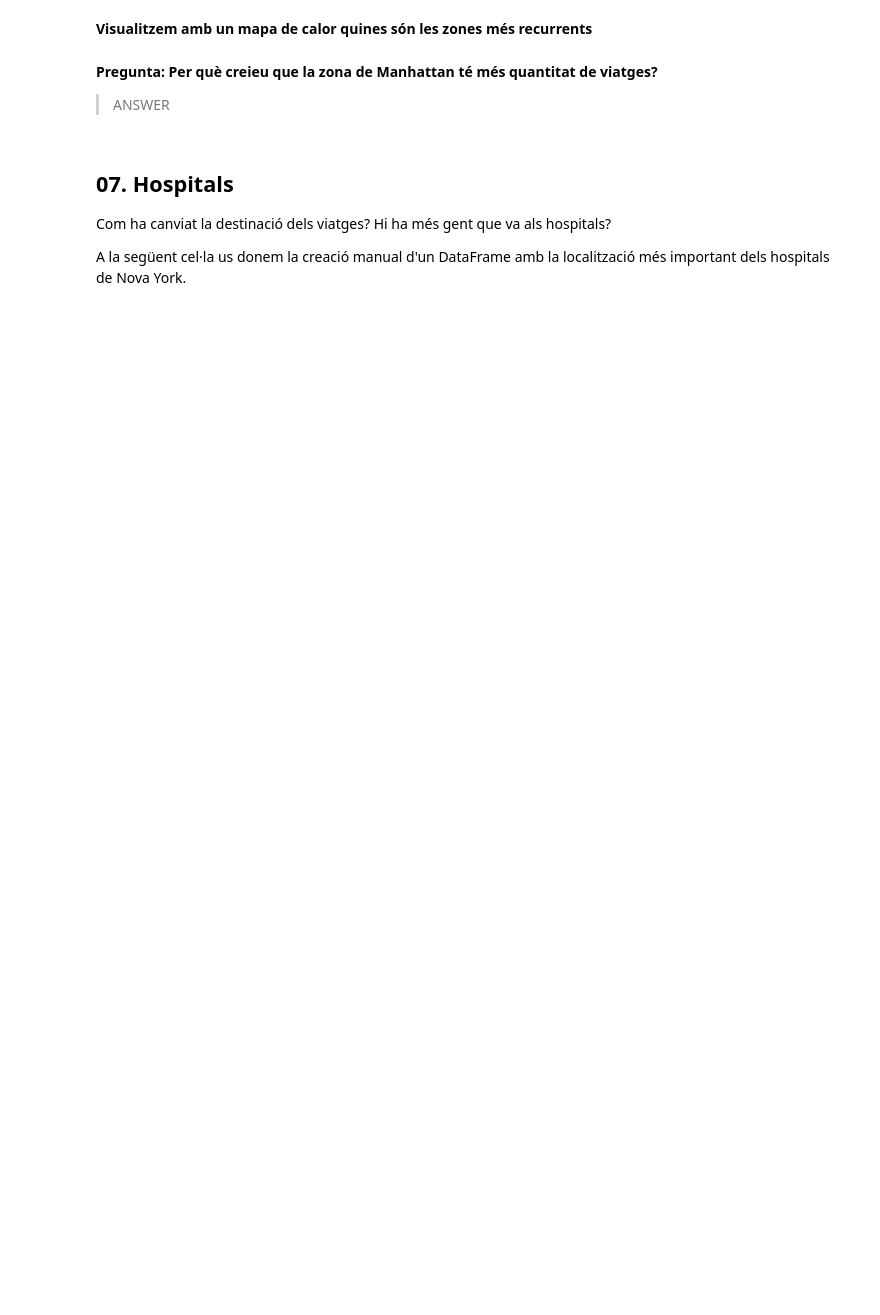
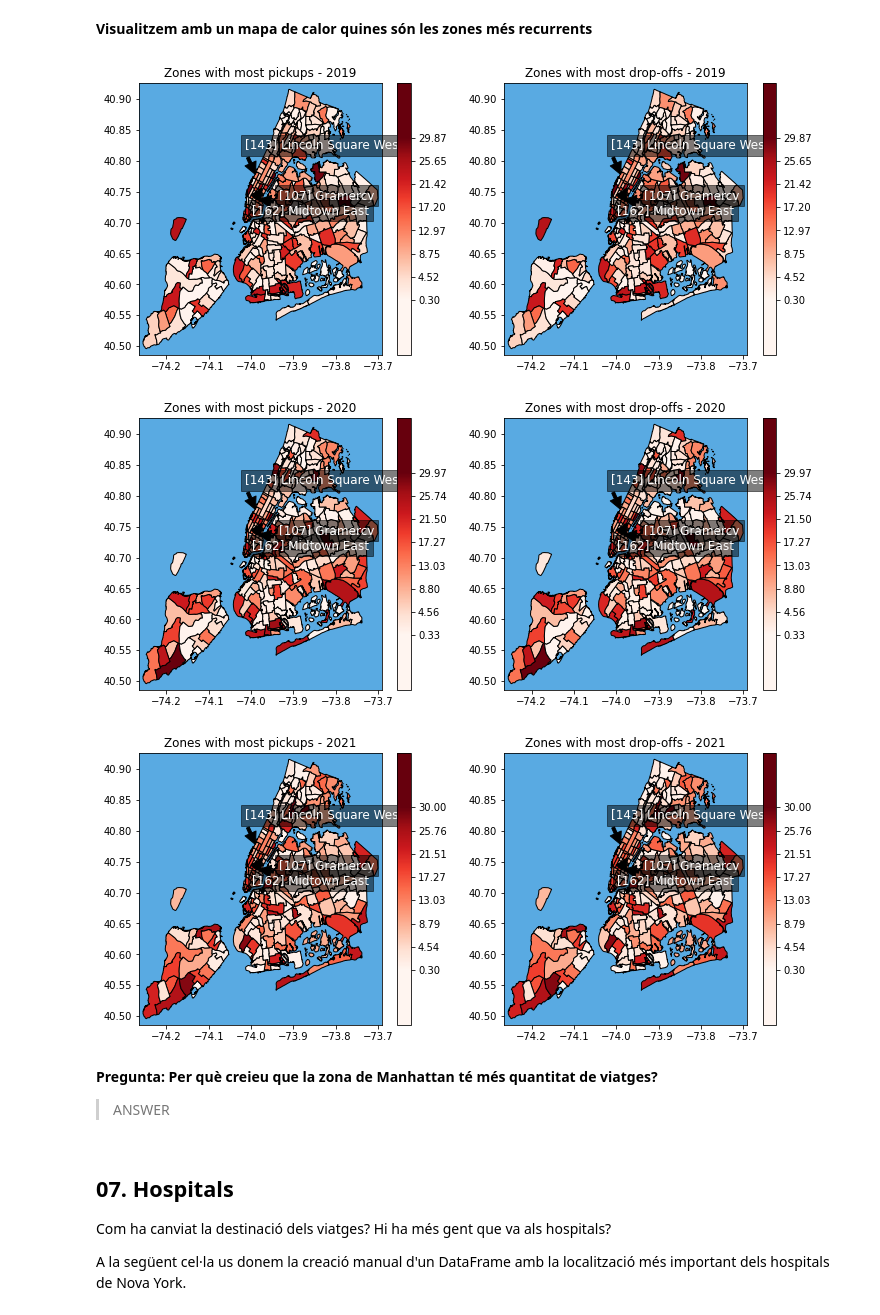
Before and after one commit to mates-info/tnui, a Jupyter notebook: TNUI_P1/AssignmentCode.ipynb, the cells around one changed output. Cells and saved outputs as stored; diff of their text form; code cells hidden in the pictures; blank space fills up the shorter version.

```diff
--- a/TNUI_P1/AssignmentCode.ipynb
+++ b/TNUI_P1/AssignmentCode.ipynb
@@ -824,15 +835,21 @@ show_top_n(top_do, 'DOLocationID', df_loc)
 **Visualitzem amb un mapa de calor quines són les zones més recurrents**
 # %%
 for year in YEARS:
-    PUcount = {k:v for k, v in top_do[top_do.year == year][['DOLocationID', 'trip_distance']].values}
+
+    # Variable merge enlloc de top_do????
+    PUcount = {k:v for k, v in merge[merge.year == year][['DOLocationID', 'trip_distance']].values}
 
     fig, ax = plt.subplots(nrows=1, ncols=2, figsize=(12,5))
     ax = plt.subplot(1, 2, 1)
     ax.set_title(f"Zones with most pickups - {year}")
     draw_zone_map(ax, sf, shp_dic, heat=PUcount, text=list(PUcount.keys())[:3])
     ax = plt.subplot(1, 2, 2)
     ax.set_title(f"Zones with most drop-offs - {year}")
     draw_zone_map(ax, sf, shp_dic, heat=PUcount, text=list(PUcount.keys())[:3])
+# %% [output]
+[figure, added]
+[figure, added]
+[figure, added]
 # %% [markdown]
 **Pregunta: Per què creieu que la zona de Manhattan té més quantitat de viatges?**
 > ANSWER
```
Also changed, not shown: parts of 7 cells of this notebook.
